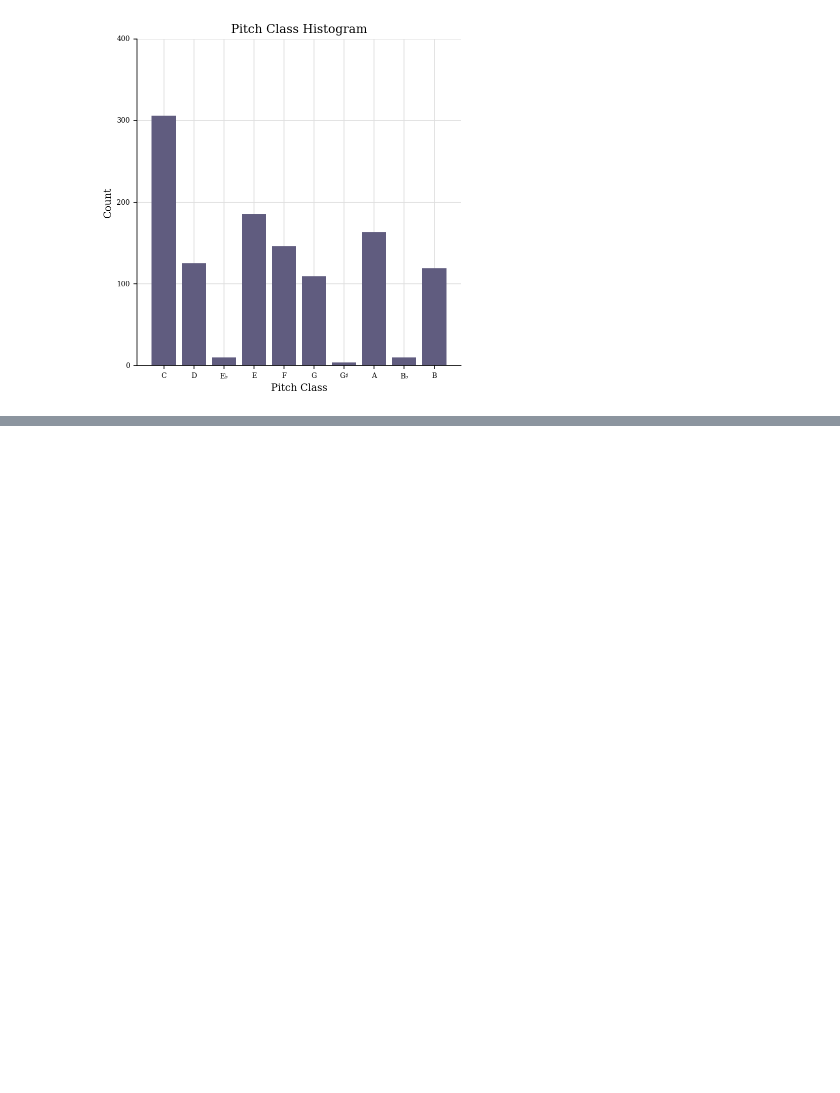
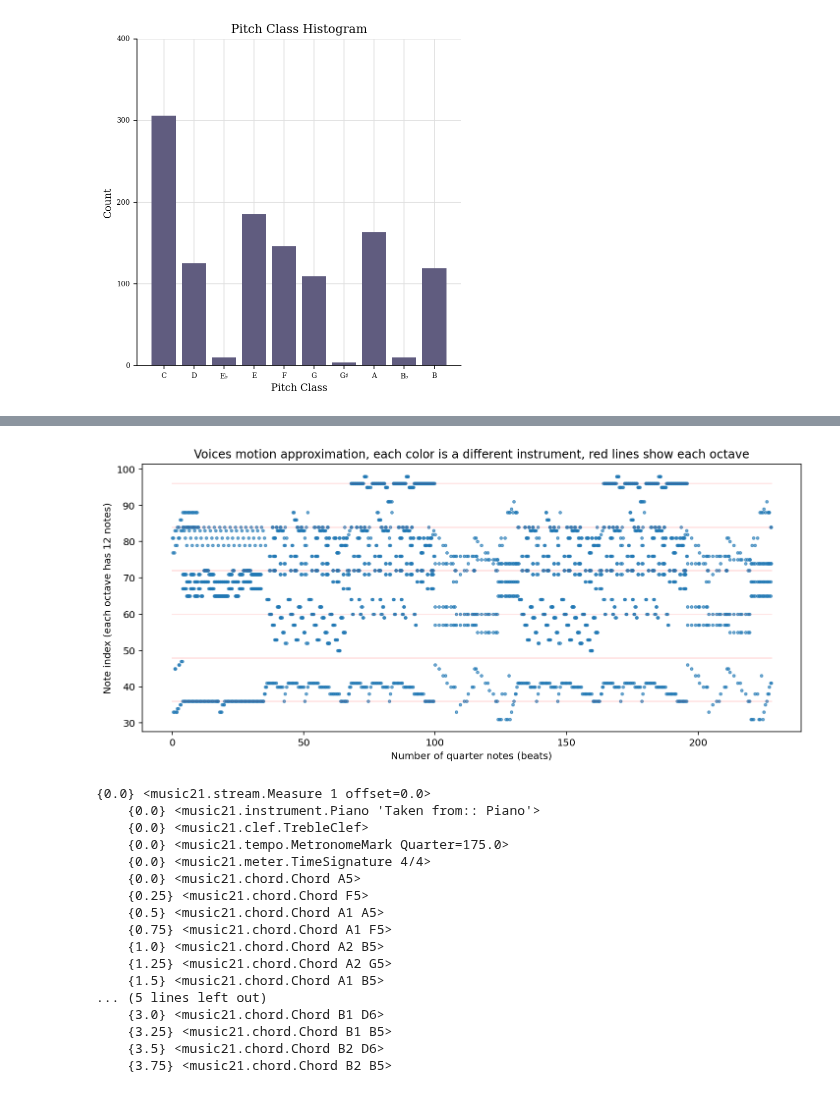
Before and after one commit to updaun/PythonBasic, a Jupyter notebook: music21/basic_test.ipynb, the cells around one changed output, grey strips where cells are left out. Saved outputs shown, nothing was run; the diff lists cells and outputs as text; code cells hidden in the pictures; blank space fills up the shorter version.

Commit message:
220606 TIL - music21 test
harmony test, big mid data set

```diff
--- a/music21/basic_test.ipynb
+++ b/music21/basic_test.ipynb
@@ -157,0 +185,33 @@ base_midi.plot('histogram', 'pitchClass', 'count')
+# %%
+from music21 import stream
+
+temp_midi_chords = open_midi(
+    os.path.join(sonic_path, "green-hill-zone.mid"),
+    True).chordify()
+temp_midi = stream.Score()
+temp_midi.insert(0, temp_midi_chords)
+
+# Printing merged tracks.
+print_parts_countour(temp_midi)
+
+# Dumping first measure notes
+temp_midi_chords.measures(0, 1).show("text")
+# %% [output]
+[figure, added]
+{0.0} <music21.stream.Measure 1 offset=0.0>
+    {0.0} <music21.instrument.Piano 'Taken from:: Piano'>
+    {0.0} <music21.clef.TrebleClef>
+    {0.0} <music21.tempo.MetronomeMark Quarter=175.0>
+    {0.0} <music21.meter.TimeSignature 4/4>
+    {0.0} <music21.chord.Chord A5>
+    {0.25} <music21.chord.Chord F5>
+    {0.5} <music21.chord.Chord A1 A5>
+    {0.75} <music21.chord.Chord A1 F5>
+    {1.0} <music21.chord.Chord A2 B5>
+    {1.25} <music21.chord.Chord A2 G5>
+    {1.5} <music21.chord.Chord A1 B5>
+... (5 lines left out)
+    {3.0} <music21.chord.Chord B1 D6>
+    {3.25} <music21.chord.Chord B1 B5>
+    {3.5} <music21.chord.Chord B2 D6>
+    {3.75} <music21.chord.Chord B2 B5>
```
Also changed, not shown: parts of 7 cells of this notebook.
